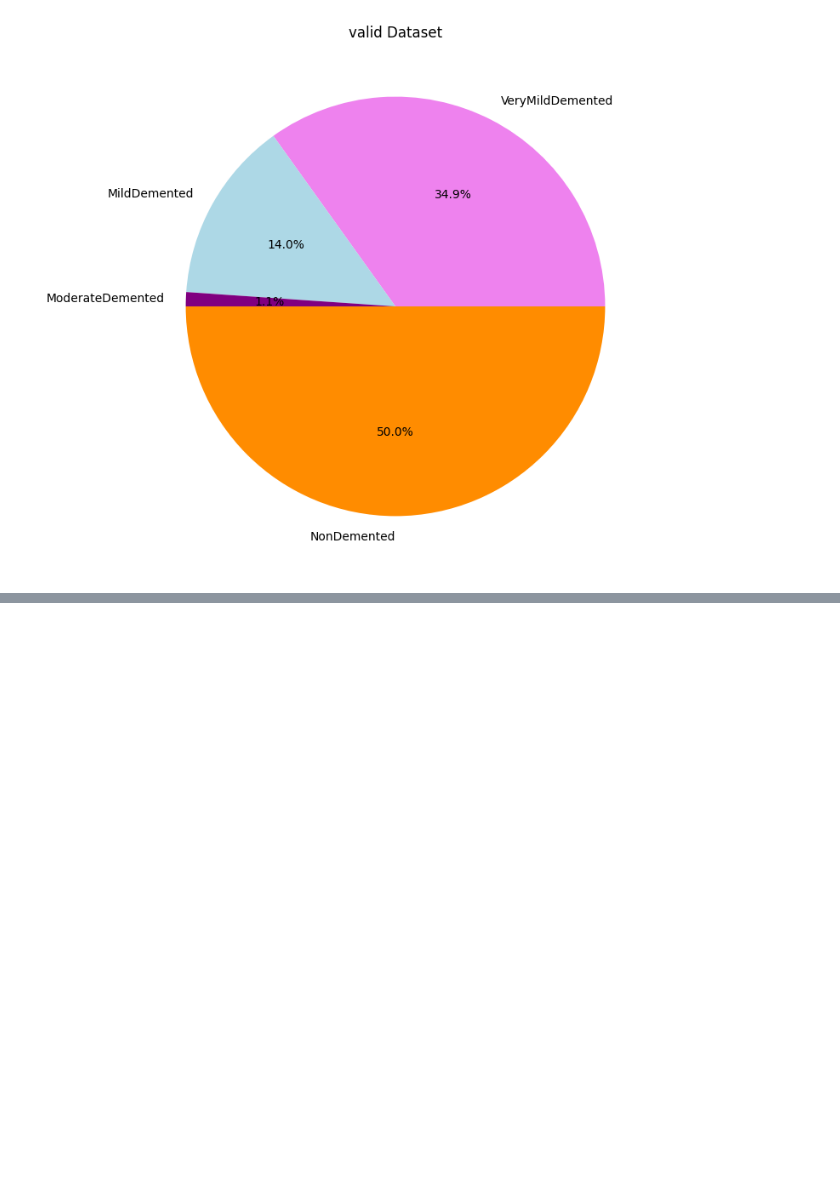
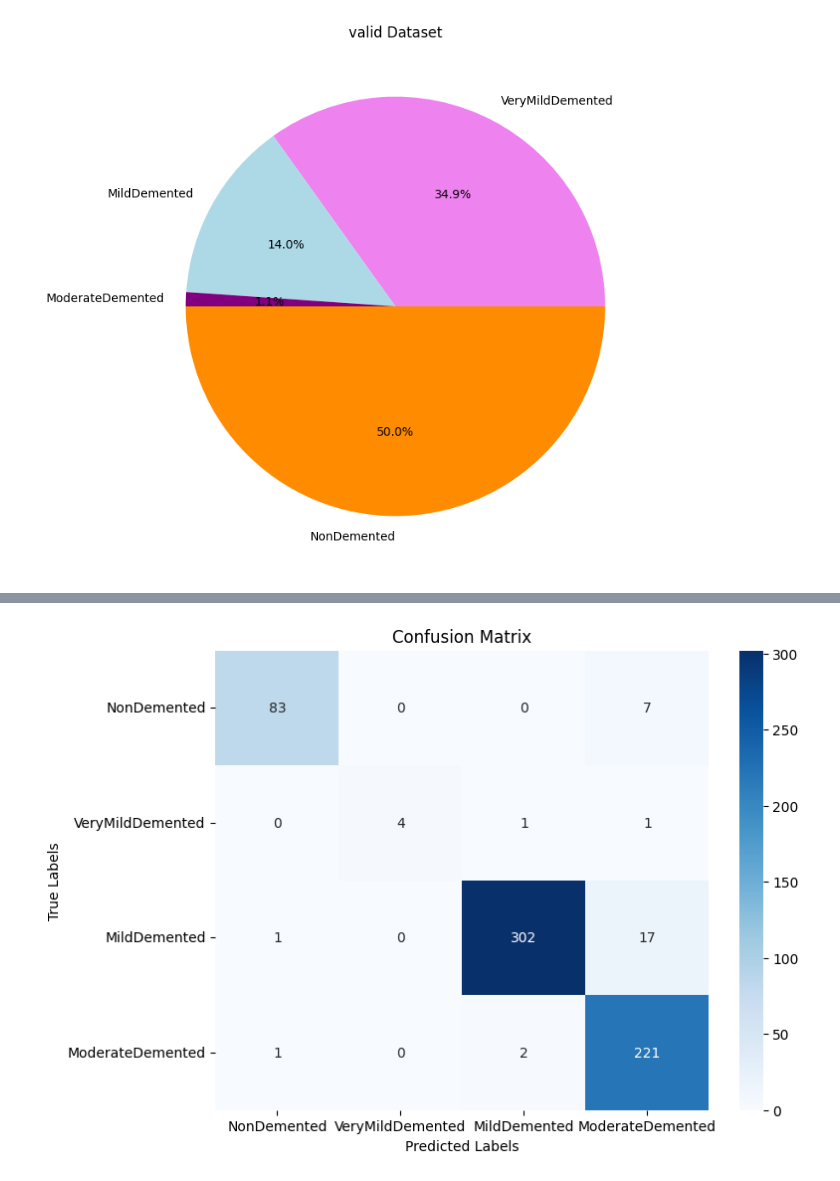
Before and after one commit to OluwatobaAdeoye/EARLY-STAGE-PREDICTION-OF-ALZHEMIER-S-DISEASE-USING-DEEP-LEARNING-ON-STRUCTURAL-MRI-DATA, a Jupyter notebook: Alzheimer_Project_(code).ipynb, the cells around one changed output, grey strips where cells are left out. Cells and saved outputs as stored; diff of their text form; code cells hidden in the pictures; blank space fills up the shorter version.

```diff
--- a/Alzheimer_Project_(code).ipynb
+++ b/Alzheimer_Project_(code).ipynb
@@ -381,0 +726,49 @@ plt.show()
+# %%
+import numpy as np
+import matplotlib.pyplot as plt
+from sklearn.metrics import classification_report, confusion_matrix
+import seaborn as sns
+import tensorflow as tf
+from tensorflow.keras.preprocessing import image_dataset_from_directory
+
+
+# Class names based on your dataset (as you provided)
+class_names = ['NonDemented', 'VeryMildDemented', 'MildDemented', 'ModerateDemented']
+
+# Reset test_data generator to ensure we start from the beginning
+test_data = image_dataset_from_directory(test_dir, batch_size=32, image_size=(150, 150),
+                                         label_mode='categorical', shuffle=False, seed=42)
+
+# Get the true labels and predicted labels
+true_labels = []
+predicted_labels = []
+
+for image_batch, label_batch in test_data:
+    # Predict class labels for the image batch
+    predictions = model.predict(image_batch)
+
+    # Get the predicted class label (highest probability)
+    predicted_classes = np.argmax(predictions, axis=1)
+
+    # Get the true class label (index of the class)
+    true_classes = np.argmax(label_batch, axis=1)
+
+    # Store the true and predicted labels
+    true_labels.extend(true_classes)
+    predicted_labels.extend(predicted_classes)
+
+# Classification Report
+print("Classification Report:")
+print(classification_report(true_labels, predicted_labels, target_names=class_names))
+
+# Confusion Matrix
+conf_matrix = confusion_matrix(true_labels, predicted_labels)
+
+# Plot the confusion matrix using Seaborn
+plt.figure(figsize=(8, 6))
+sns.heatmap(conf_matrix, annot=True, fmt='g', cmap='Blues', xticklabels=class_names, yticklabels=class_names)
+plt.title("Confusion Matrix")
+plt.xlabel("Predicted Labels")
+plt.ylabel("True Labels")
+plt.show()
+# %% [output]
@@ -381,0 +792 @@ plt.show()
+[figure, added]
```
Also changed, not shown: parts of 22 cells of this notebook.
